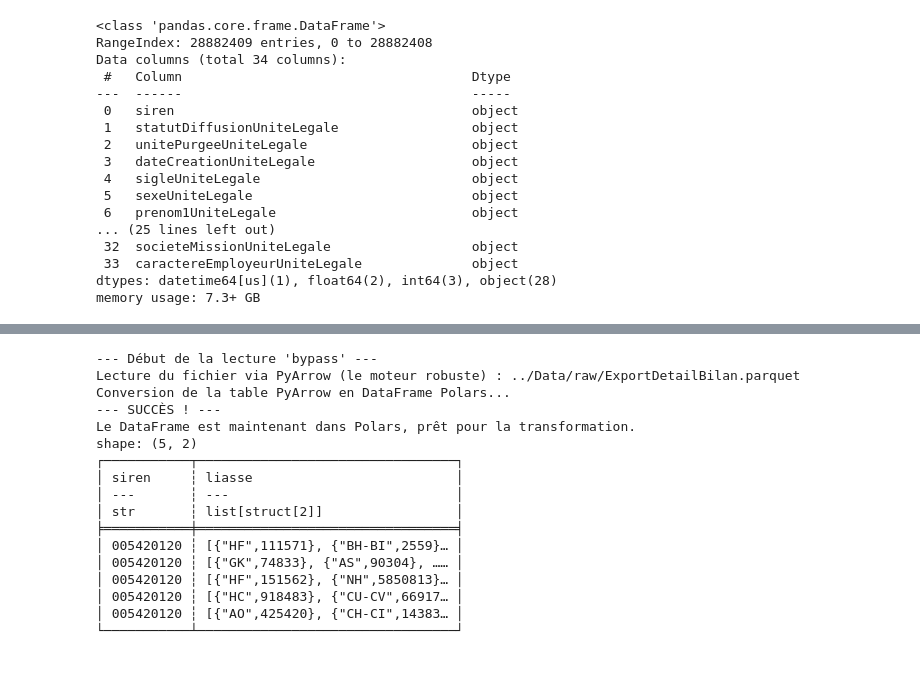
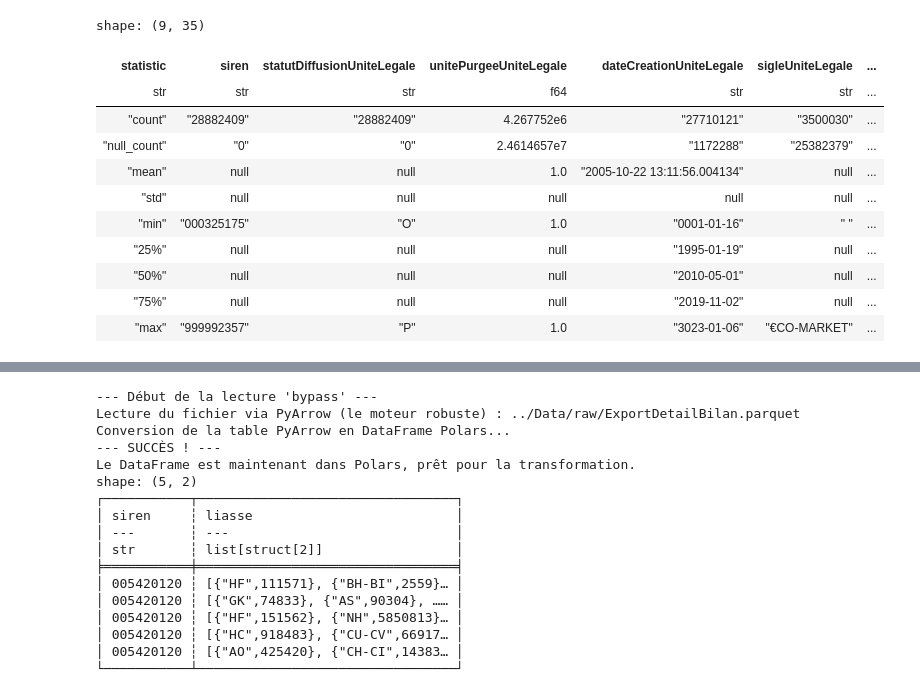
Before and after one commit to ugozchi/AS_Supervised_Learning, a Jupyter notebook: Notebooks/00_Sandbox.ipynb, the cells around one changed output, grey strips where cells are left out. Saved outputs shown, nothing was run; the diff lists cells and outputs as text; code cells hidden in the pictures; blank space fills up the shorter version.

```diff
--- a/Notebooks/00_Sandbox.ipynb
+++ b/Notebooks/00_Sandbox.ipynb
@@ -37,20 +143,15 @@ df_unit_legal = pd.read_parquet("Data/raw/StockUniteLegale_utf8.parquet", engine
 # %%
-df_unit_legal.info()
+df_unit_legal.describe()
 # %% [output]
-<class 'pandas.core.frame.DataFrame'>
-RangeIndex: 28882409 entries, 0 to 28882408
-Data columns (total 34 columns):
- #   Column                                     Dtype
----  ------                                     -----
- 0   siren                                      object
- 1   statutDiffusionUniteLegale                 object
- 2   unitePurgeeUniteLegale                     object
- 3   dateCreationUniteLegale                    object
- 4   sigleUniteLegale                           object
- 5   sexeUniteLegale                            object
- 6   prenom1UniteLegale                         object
-... (25 lines left out)
- 32  societeMissionUniteLegale                  object
- 33  caractereEmployeurUniteLegale              object
-dtypes: datetime64[us](1), float64(2), int64(3), object(28)
-memory usage: 7.3+ GB
+shape: (9, 35)
+| statistic | siren | statutDiffusionUniteLegale | unitePurgeeUniteLegale | dateCreationUniteLegale | sigleUniteLegale | ... |
+| str | str | str | f64 | str | str | ... |
+| "count" | "28882409" | "28882409" | 4.267752e6 | "27710121" | "3500030" | ... |
+| "null_count" | "0" | "0" | 2.4614657e7 | "1172288" | "25382379" | ... |
+| "mean" | null | null | 1.0 | "2005-10-22 13:11:56.004134" | null | ... |
+| "std" | null | null | null | null | null | ... |
+| "min" | "000325175" | "O" | 1.0 | "0001-01-16" | " " | ... |
+| "25%" | null | null | null | "1995-01-19" | null | ... |
+| "50%" | null | null | null | "2010-05-01" | null | ... |
+| "75%" | null | null | null | "2019-11-02" | null | ... |
+| "max" | "999992357" | "P" | 1.0 | "3023-01-06" | "€CO-MARKET" | ... |
```
Also changed, not shown: parts of 18 cells of this notebook.
